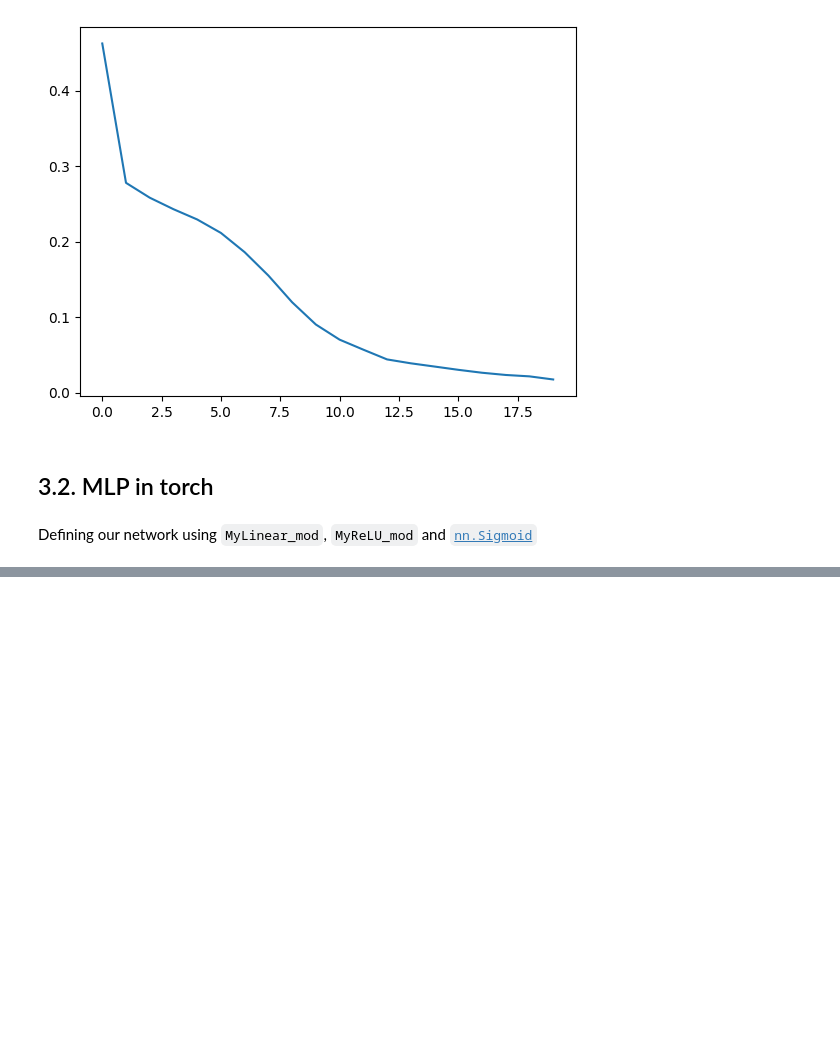
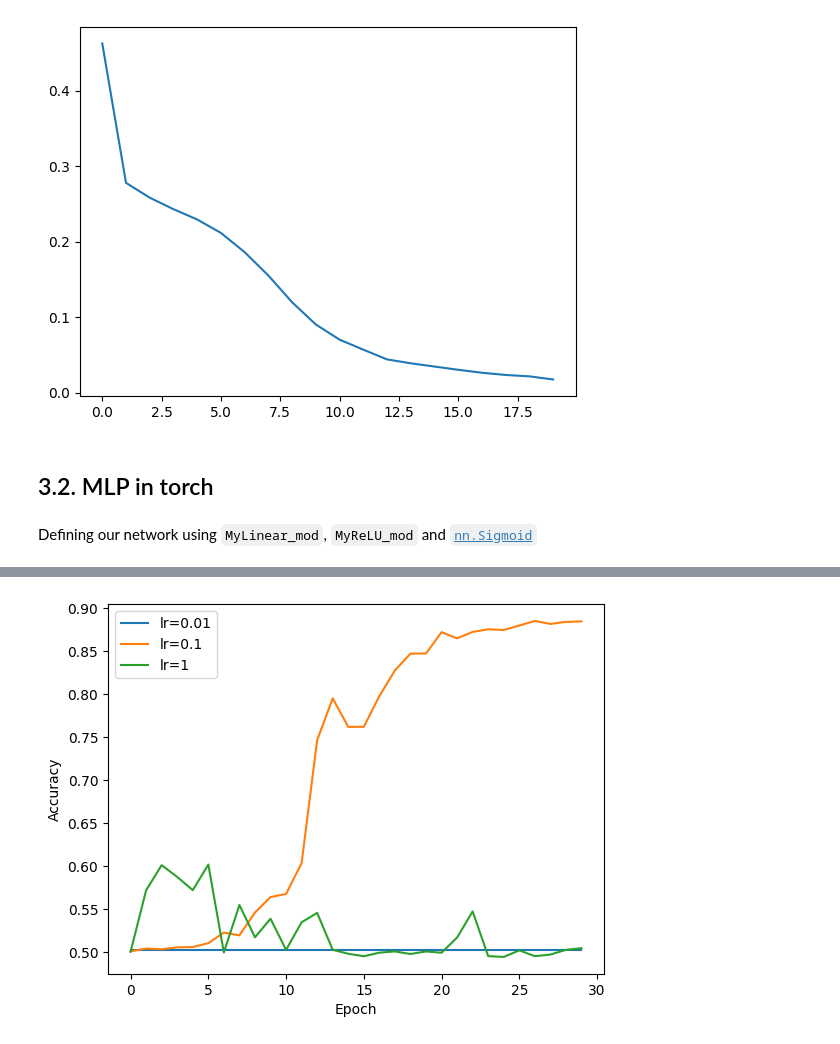
Before and after one commit to Shahriar-0/Artificial-Intelligence-Course-Projects-S2023, a Jupyter notebook: 6 - Neural Networks/AI_CA6.ipynb, the cells around one changed output, grey strips where cells are left out. Drawn from its saved outputs; the diff is of its cells as text; code cells hidden in the pictures; blank space fills up the shorter version.

```diff
--- a/6 - Neural Networks/AI_CA6.ipynb
+++ b/6 - Neural Networks/AI_CA6.ipynb
@@ -1128,0 +1186,48 @@ plt.plot(losses)
+# %%
+from sklearn.metrics import accuracy_score
+
+learning_rates = [0.01, 0.1, 1]
+epochs = 30
+
+for lr in learning_rates:
+    my_model = nn.Sequential(
+        nn.Linear(x_test_vec.shape[1], NEURONS),
+        nn.ReLU(),
+        nn.Linear(NEURONS, NEURONS),
+        nn.ReLU(),
+        nn.Linear(NEURONS, NEURONS),
+        nn.ReLU(),
+        nn.Linear(NEURONS, 1),
+        nn.Sigmoid(),
+    )
+    optimizer = optim.SGD(my_model.parameters(), lr=lr)
+    criterion = nn.BCELoss()
+    train_accs = []
+    for epoch in range(epochs):
+        my_model.train()
+        train_pred = []
+        train_true = []
+        for x_batch, y_batch in train_loader:
+            y_pred = my_model(x_batch)
+            loss = criterion(y_pred, y_batch.float())
+            optimizer.zero_grad()
+            loss.backward()
+            optimizer.step()
+
+            predicted = (y_pred > 0.5).float().squeeze().tolist()
+            if isinstance(predicted, float):
+                predicted = [predicted]
+            train_pred.extend(predicted)
+            train_true.extend(y_batch.tolist())
+
+        train_acc = accuracy_score(train_true, train_pred)
+        train_accs.append(train_acc)
+
+    plt.plot(range(epochs), train_accs, label=f'lr={lr}')
+
+plt.legend()
+plt.xlabel('Epoch')
+plt.ylabel('Accuracy')
+plt.show()
+# %% [output]
+[figure, added]
```
Also changed, not shown: parts of 8 cells of this notebook.
